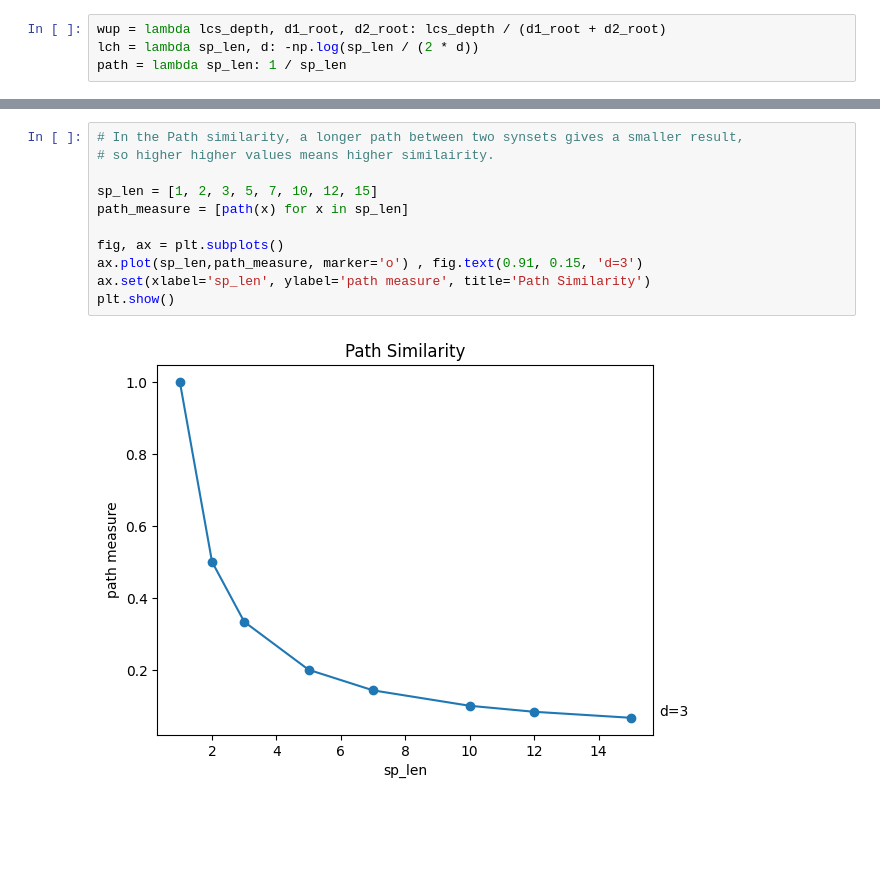
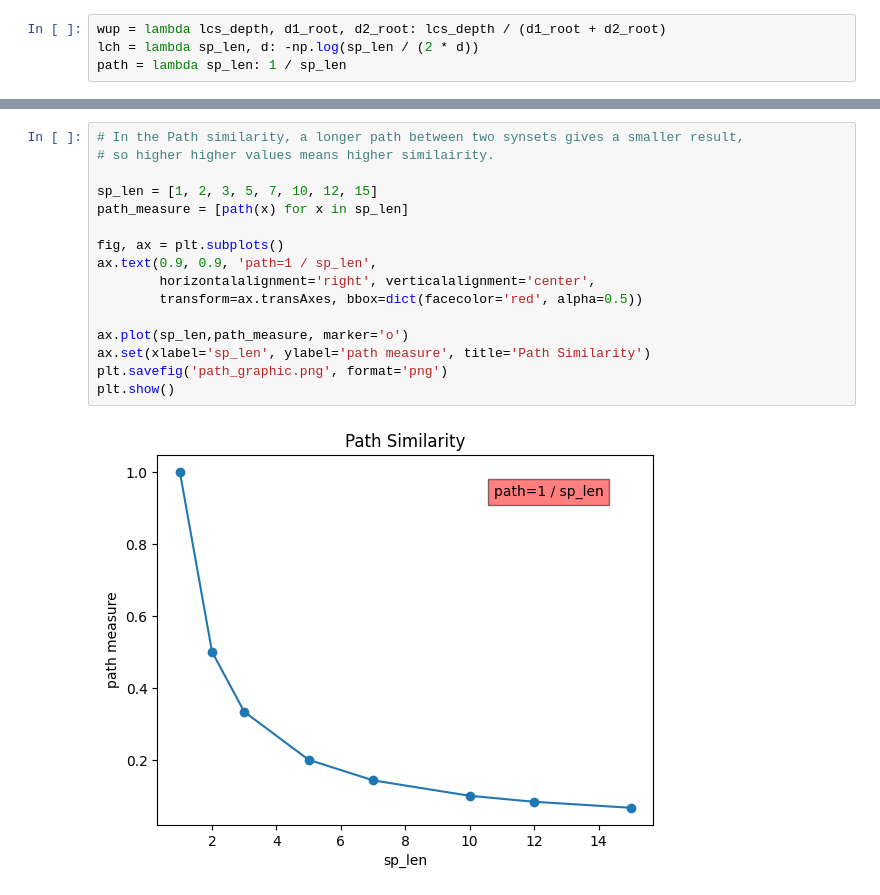
Before and after one commit to nanni00/babeldist, a Jupyter notebook: remote/analysis_measures.ipynb, the cells around one changed output, grey strips where cells are left out. Drawn from its saved outputs; the diff is of its cells as text; blank space fills up the shorter version.

```diff
--- a/remote/analysis_measures.ipynb
+++ b/remote/analysis_measures.ipynb
@@ -55,13 +58,18 @@ plt.show()
 # %%
 # In the Path similarity, a longer path between two synsets gives a smaller result,
 # so higher higher values means higher similairity.
 
 sp_len = [1, 2, 3, 5, 7, 10, 12, 15]
 path_measure = [path(x) for x in sp_len]
 
 fig, ax = plt.subplots()
-ax.plot(sp_len,path_measure, marker='o') , fig.text(0.91, 0.15, 'd=3')
+ax.text(0.9, 0.9, 'path=1 / sp_len',
+        horizontalalignment='right', verticalalignment='center',
+        transform=ax.transAxes, bbox=dict(facecolor='red', alpha=0.5))
+
+ax.plot(sp_len,path_measure, marker='o')
 ax.set(xlabel='sp_len', ylabel='path measure', title='Path Similarity')
+plt.savefig('path_graphic.png', format='png')
 plt.show()
 # %% [output]
-[figure, old version]
+[figure, new version]
```
Also changed, not shown: parts of 3 cells of this notebook, 1 other file.
